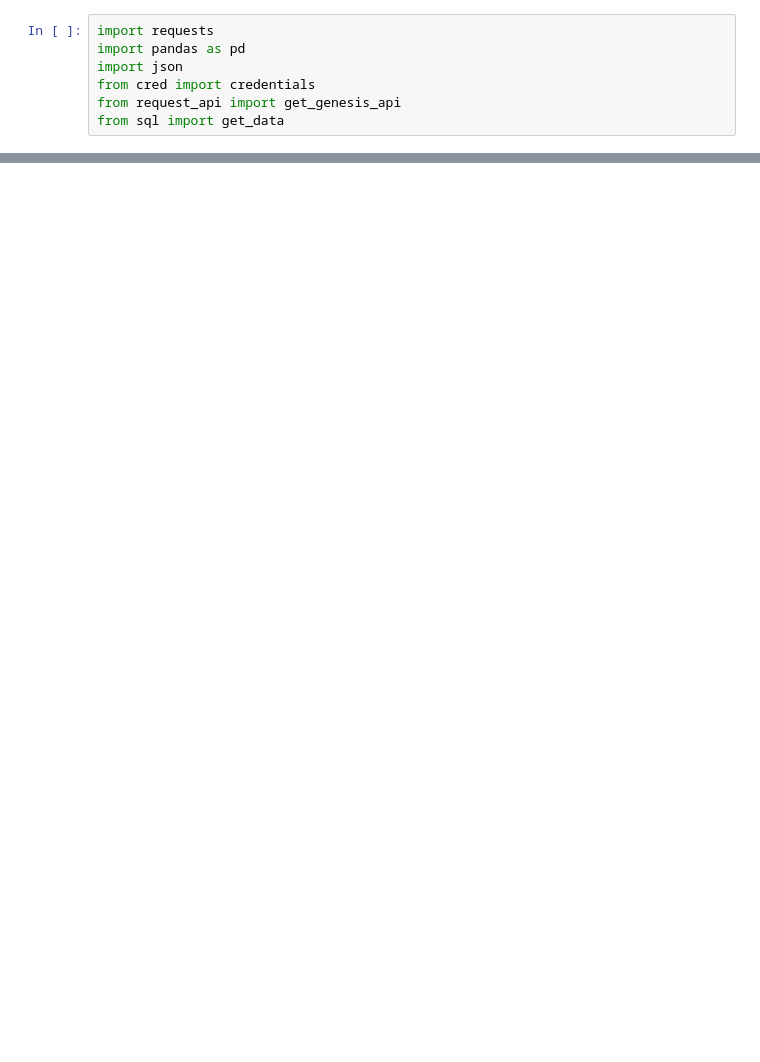
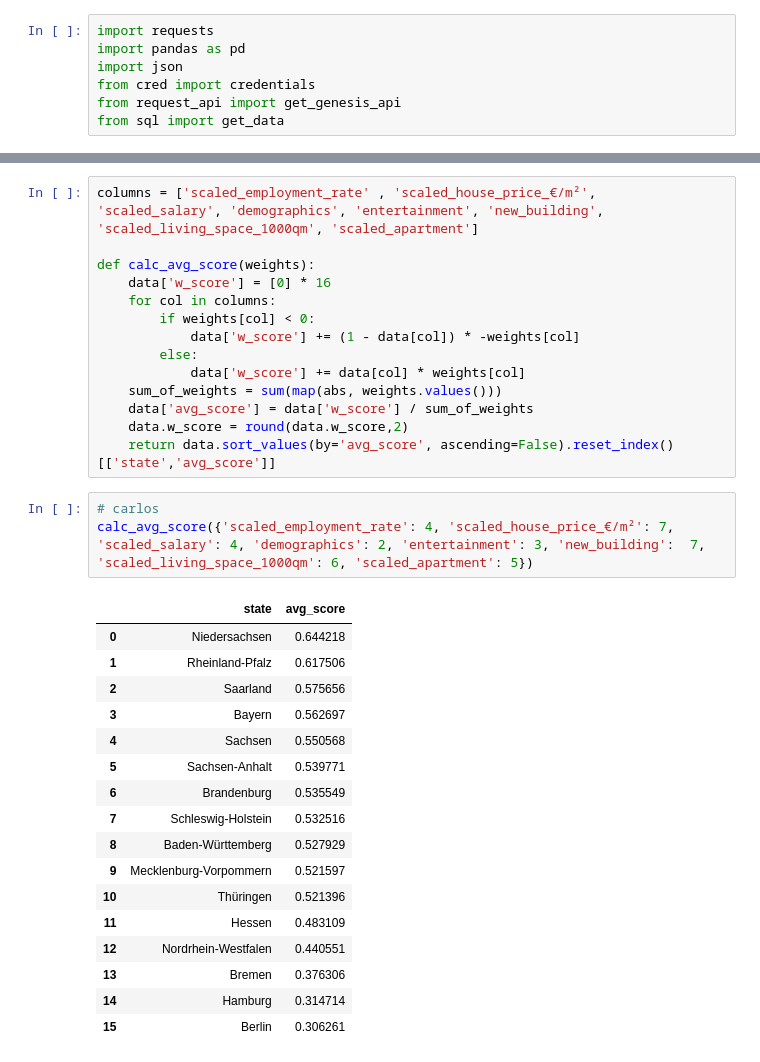
Before and after one commit to deminghh/House-Buyer-Guide, a Jupyter notebook: score_calculator_state.ipynb, the cells around one changed output, grey strips where cells are left out. Saved outputs shown, nothing was run; the diff lists cells and outputs as text; blank space fills up the shorter version.

```diff
--- a/score_calculator_state.ipynb
+++ b/score_calculator_state.ipynb
@@ -85,0 +95,35 @@ calc_score({'age_avg':1, 'new_building':2,
+# %%
+columns = ['scaled_employment_rate' , 'scaled_house_price_€/m²', 'scaled_salary', 'demographics', 'entertainment', 'new_building', 'scaled_living_space_1000qm', 'scaled_apartment']
+
+def calc_avg_score(weights):
+    data['w_score'] = [0] * 16
+    for col in columns:
+        if weights[col] < 0:
+            data['w_score'] += (1 - data[col]) * -weights[col]
+        else:
+            data['w_score'] += data[col] * weights[col]
+    sum_of_weights = sum(map(abs, weights.values()))
+    data['avg_score'] = data['w_score'] / sum_of_weights
+    data.w_score = round(data.w_score,2)
+    return data.sort_values(by='avg_score', ascending=False).reset_index()[['state','avg_score']]
+# %%
+# carlos
+calc_avg_score({'scaled_employment_rate': 4, 'scaled_house_price_€/m²': 7, 'scaled_salary': 4, 'demographics': 2, 'entertainment': 3, 'new_building':  7,  'scaled_living_space_1000qm': 6, 'scaled_apartment': 5})
+# %% [output]
+|  | state | avg_score |
+| 0 | Niedersachsen | 0.644218 |
+| 1 | Rheinland-Pfalz | 0.617506 |
+| 2 | Saarland | 0.575656 |
+| 3 | Bayern | 0.562697 |
+| 4 | Sachsen | 0.550568 |
+| 5 | Sachsen-Anhalt | 0.539771 |
+| 6 | Brandenburg | 0.535549 |
+| 7 | Schleswig-Holstein | 0.532516 |
+| 8 | Baden-Württemberg | 0.527929 |
+| 9 | Mecklenburg-Vorpommern | 0.521597 |
+| 10 | Thüringen | 0.521396 |
+| 11 | Hessen | 0.483109 |
+| 12 | Nordrhein-Westfalen | 0.440551 |
+| 13 | Bremen | 0.376306 |
+| 14 | Hamburg | 0.314714 |
+| 15 | Berlin | 0.306261 |
```
Also changed, not shown: parts of 5 cells of this notebook, 1 other file.
